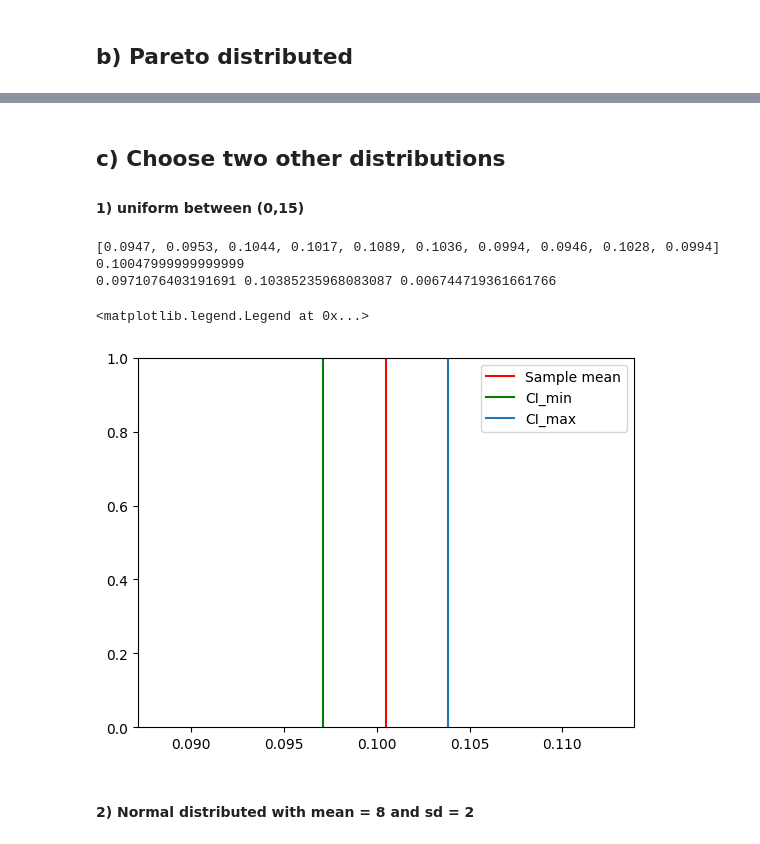
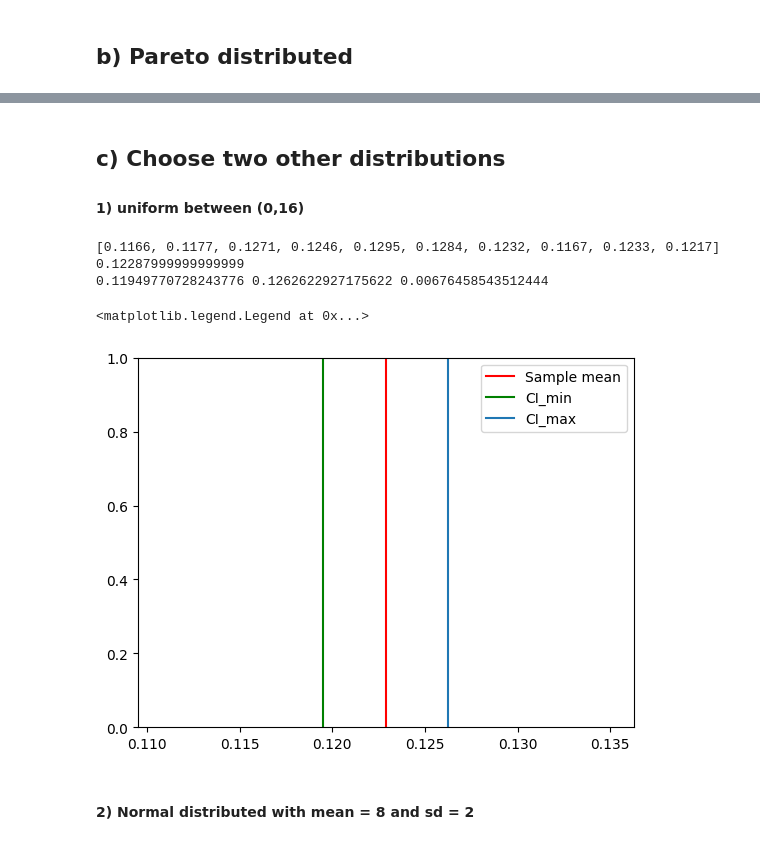
Before and after one commit to s224399/Stoc_sim_2k26, a Jupyter notebook: Exercises(week_1)/Marius/Excercise4.ipynb, the cells around one changed output, grey strips where cells are left out. Cells and saved outputs as stored; diff of their text form; code cells hidden in the pictures.

```diff
--- a/Exercises(week_1)/Marius/Excercise4.ipynb
+++ b/Exercises(week_1)/Marius/Excercise4.ipynb
@@ -408,6 +415,6 @@ pareto(k=2.05)
 # %% [markdown]
 ## c) Choose two other distributions
-#### 1) uniform between (0,15)
+#### 1) uniform between (0,16)
 # %%
 # Parameters
 np.random.seed(30)
@@ -434,7 +441,7 @@ for k in range(10):
         servers = np.clip(servers, a_min=0, a_max=None)
 
         # Draw random service time
-        service_time = np.random.uniform(0,15)
+        service_time = np.random.uniform(0,16)
 
         # Check if enough servers
         mask = (servers == 0)
@@ -442,36 +449,36 @@ for k in range(10):
             idx = np.flatnonzero(mask)[0]
             servers[idx] = service_time
         else:
             blocked_customers += 1
 
         N += 1
 
     SIMS.append(blocked_customers/10_000)
 
 print(SIMS, np.mean(SIMS))
 
 # Sample mean and variance
 n = len(SIMS)
 sample_mean = np.mean(SIMS)
 sample_var = (np.sum(np.array(SIMS)**2)-n*sample_mean**2) * 1/(n - 1)
 s_theta = np.sqrt(sample_var)
 
 # Confidence interval
 alpha = 0.05
 CI_min = sample_mean + s_theta/np.sqrt(n)*ss.t.ppf(alpha/2, df=n-1)
 CI_max = sample_mean + s_theta/np.sqrt(n)*ss.t.ppf(1-alpha/2, df=n-1)
 print(CI_min, CI_max, CI_max-CI_min)
 
 plt.axvline(sample_mean, label="Sample mean", color="red")
 plt.axvline(CI_min, label="CI_min", color="green")
 plt.axvline(CI_max, label="CI_max")
 plt.xlim(CI_min-0.01,CI_max+0.01)
 plt.legend()
 # %% [output]
-[0.0947, 0.0953, 0.1044, 0.1017, 0.1089, 0.1036, 0.0994, 0.0946, 0.1028, 0.0994] 0.10047999999999999
-0.0971076403191691 0.10385235968083087 0.006744719361661766
+[0.1166, 0.1177, 0.1271, 0.1246, 0.1295, 0.1284, 0.1232, 0.1167, 0.1233, 0.1217] 0.12287999999999999
+0.11949770728243776 0.1262622927175622 0.00676458543512444
 <matplotlib.legend.Legend at 0x...>
-[figure, old version]
+[figure, new version]
 # %% [markdown]
 #### 2) Normal distributed with mean = 8 and sd = 2
 # %%
```
Also changed, not shown: parts of 3 cells of this notebook.
